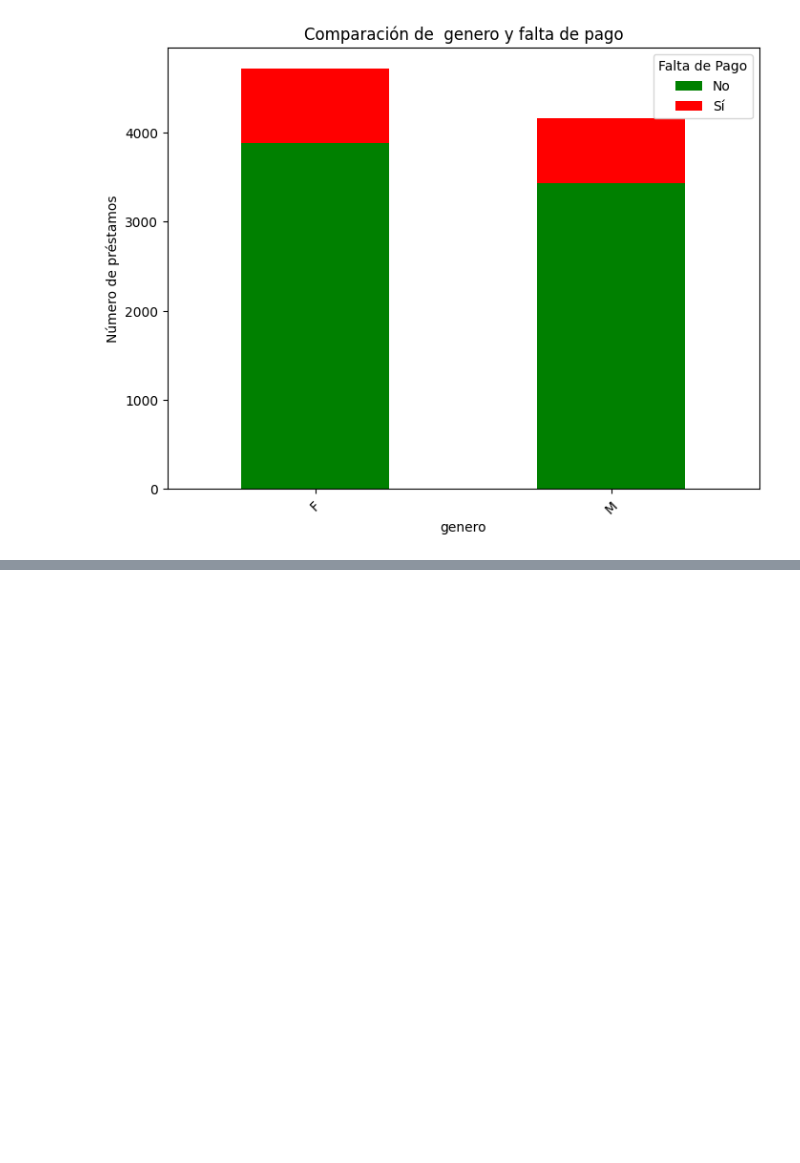
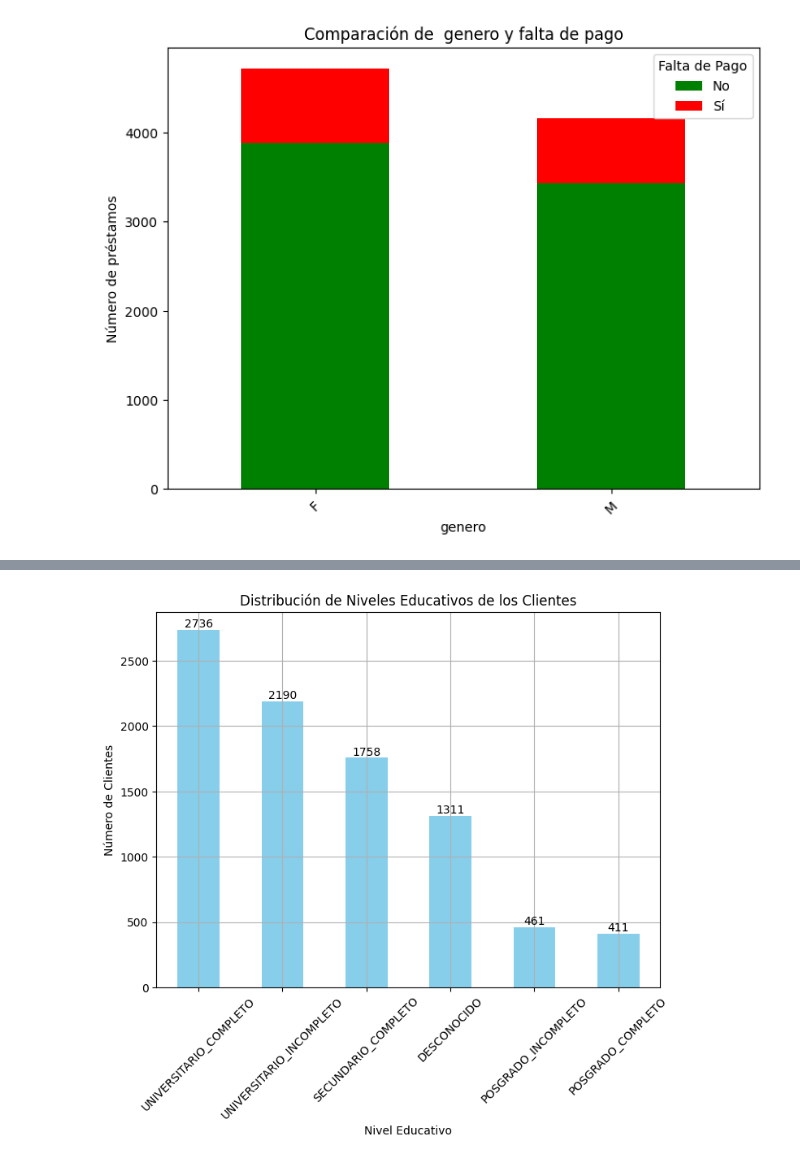
Before and after one commit to SergioGerman412/13MBID-OCT2324, a Jupyter notebook: notebooks/modelado/visualizacion/MD01 - Visualizacion.ipynb, the cells around one changed output, grey strips where cells are left out. Cells and saved outputs as stored; diff of their text form; code cells hidden in the pictures; blank space fills up the shorter version.

```diff
--- a/notebooks/modelado/visualizacion/MD01 - Visualizacion.ipynb
+++ b/notebooks/modelado/visualizacion/MD01 - Visualizacion.ipynb
@@ -70,0 +92,19 @@ plt.show()
+# %%
+conteo_nivel_educativo = df['nivel_educativo'].value_counts()
+
+# Crear el gráfico de barras de la distribución de niveles educativos
+plt.figure(figsize=(8, 6))
+grafico = conteo_nivel_educativo.plot(kind='bar', color='skyblue')
+
+# Agregar el conteo encima de cada barra
+for indice, valor in enumerate(conteo_nivel_educativo):
+    plt.text(indice, valor + 0.1, str(valor), ha='center', va='bottom')
+
+plt.title('Distribución de Niveles Educativos de los Clientes')
+plt.xlabel('Nivel Educativo')
+plt.ylabel('Número de Clientes')
+plt.xticks(rotation=45)
+plt.grid(True)
+plt.show()
+# %% [output]
+[figure, added]
```
Also changed, not shown: parts of 2 cells of this notebook, 7 other files.
